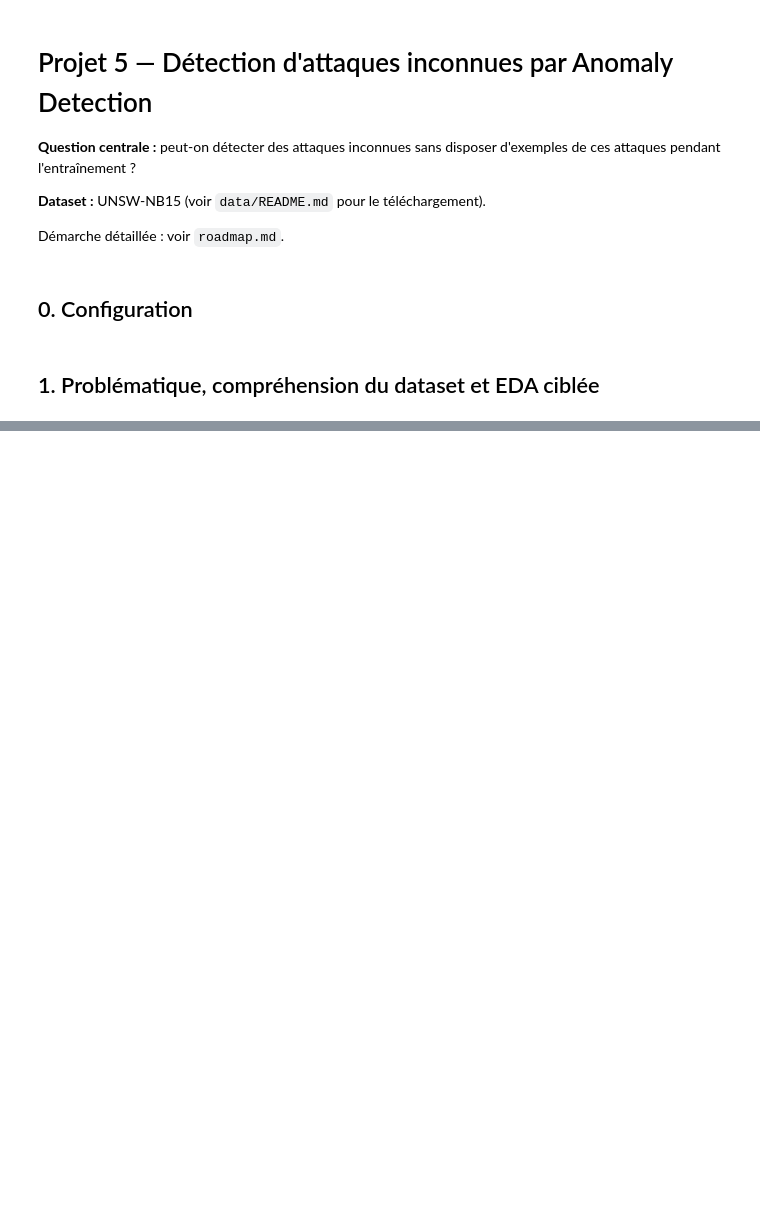
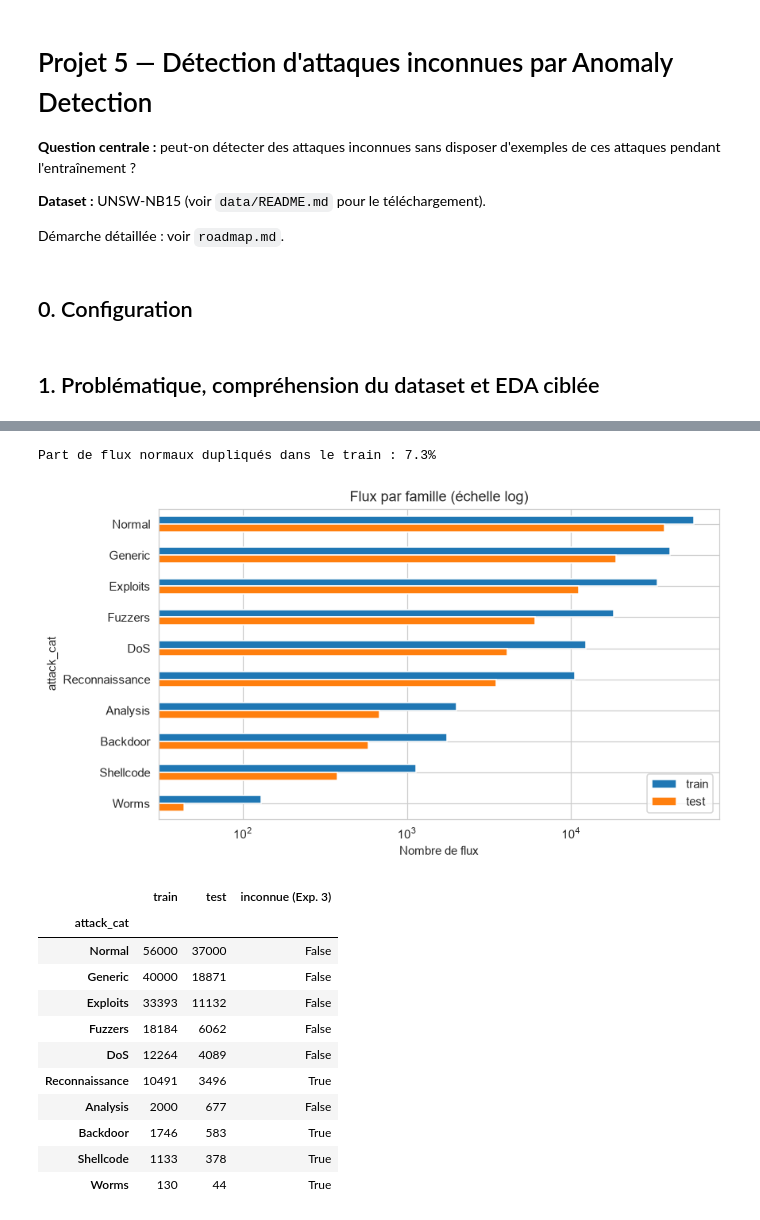
Before and after one commit to myssclick/Detection_Anomalie_Fraude_Python, a Jupyter notebook: notebooks/projet5_anomaly_detection.ipynb, the cells around one changed output, grey strips where cells are left out. Cells and saved outputs as stored; diff of their text form; code cells hidden in the pictures; blank space fills up the shorter version.

```diff
--- a/notebooks/projet5_anomaly_detection.ipynb
+++ b/notebooks/projet5_anomaly_detection.ipynb
@@ -39,0 +76,10 @@ for lib in (np, pd, sklearn, matplotlib, sns, shap, xgboost):
+# %%
+train_df = pd.read_csv(os.path.join(DATA_DIR, TRAIN_FILE))
+test_df = pd.read_csv(os.path.join(DATA_DIR, TEST_FILE))
+for df in (train_df, test_df):
+    df["attack_cat"] = df["attack_cat"].astype(str).str.strip()
+
+FEATURES = [c for c in train_df.columns if c not in ("id", "attack_cat", "label")]
+CAT_COLS = ["proto", "service", "state"]
+
+print("Valeurs manquantes :", int(train_df.isna().sum().sum()), "/", int(test_df.isna().sum().sum()))
@@ -59,0 +107,32 @@ for lib in (np, pd, sklearn, matplotlib, sns, shap, xgboost):
+# %%
+fam = pd.DataFrame({
+    "train": train_df["attack_cat"].value_counts(),
+    "test": test_df["attack_cat"].value_counts(),
+}).fillna(0).astype(int).sort_values("train", ascending=False)
+fam["inconnue (Exp. 3)"] = fam.index.isin(UNKNOWN_FAMILIES)
+
+dup_normal = train_df[train_df["label"] == 0].duplicated(subset=FEATURES).mean()
+print(f"Part de flux normaux dupliqués dans le train : {dup_normal:.1%}")
+
+fig, ax = plt.subplots(figsize=(8, 4.5))
+fam[["train", "test"]].plot(kind="barh", logx=True, ax=ax)
+ax.invert_yaxis()
+ax.set_title("Flux par famille (échelle log)")
+ax.set_xlabel("Nombre de flux")
+plt.tight_layout(); save_fig(fig, "eda_familles"); plt.show()
+fam
+# %% [output]
+Part de flux normaux dupliqués dans le train : 7.3%
+[figure, added]
+|  | train | test | inconnue (Exp. 3) |
+| attack_cat |  |  |  |
+| Normal | 56000 | 37000 | False |
+| Generic | 40000 | 18871 | False |
+| Exploits | 33393 | 11132 | False |
+| Fuzzers | 18184 | 6062 | False |
+| DoS | 12264 | 4089 | False |
+| Reconnaissance | 10491 | 3496 | True |
+| Analysis | 2000 | 677 | False |
+| Backdoor | 1746 | 583 | True |
+| Shellcode | 1133 | 378 | True |
+| Worms | 130 | 44 | True |
```
Also changed, not shown: parts of 14 cells of this notebook, 1 other file.
